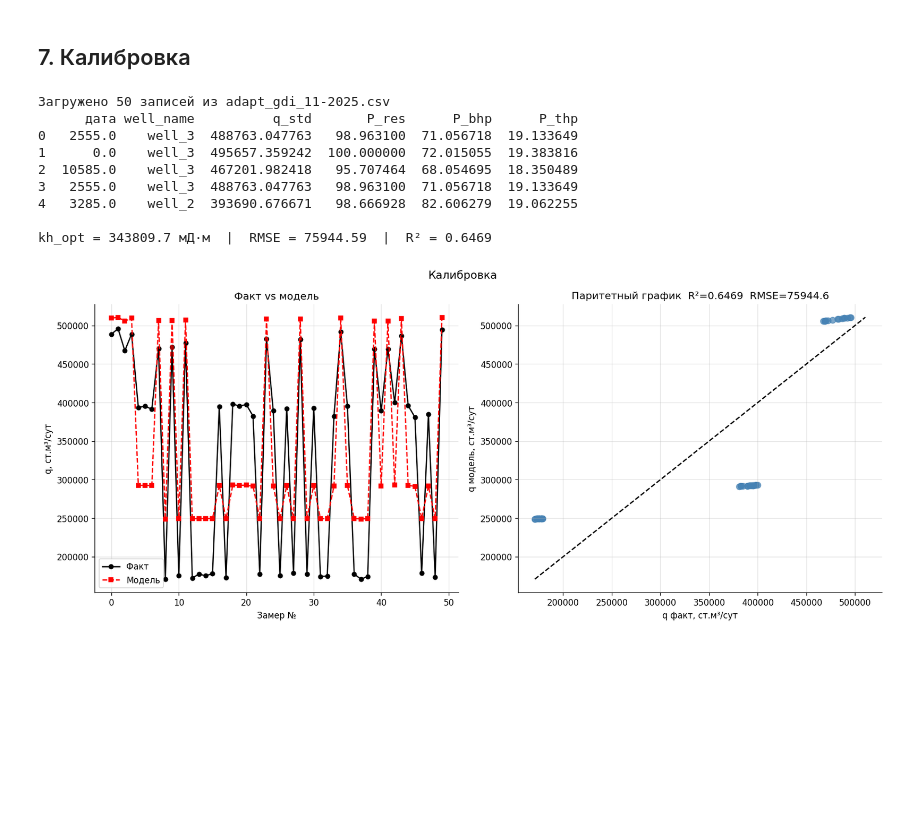
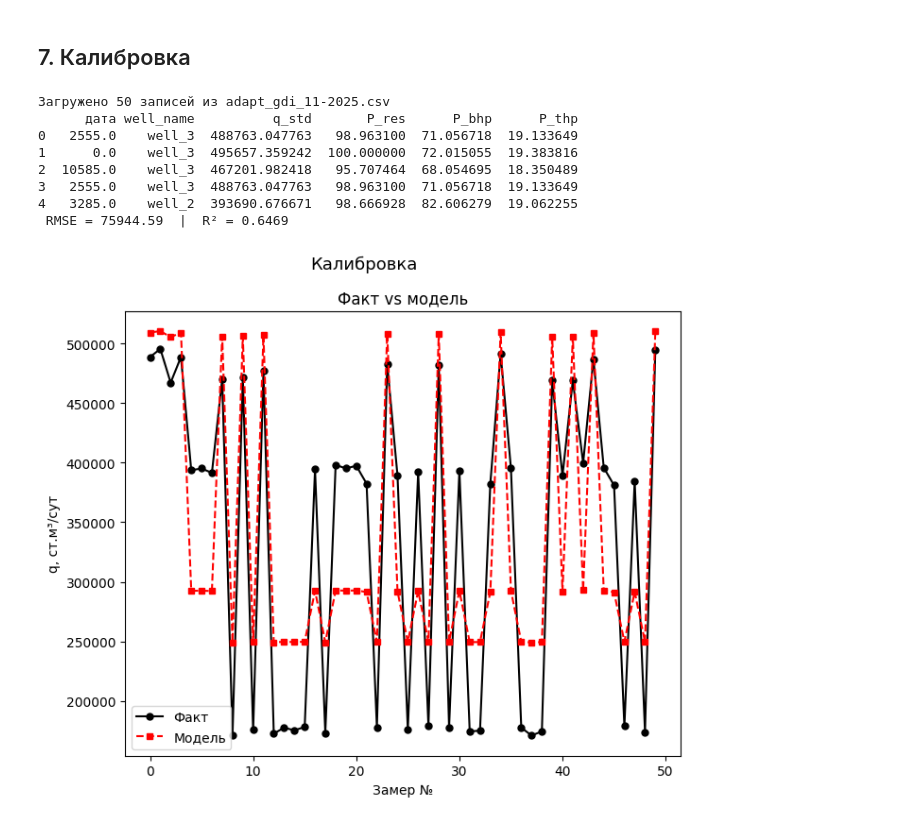
Before and after one commit to islakay/gas_field_simulator, a Jupyter notebook: курсовая.ipynb, the cells around one changed output. Saved outputs shown, nothing was run; the diff lists cells and outputs as text; code cells hidden in the pictures; blank space fills up the shorter version.

```diff
--- a/курсовая.ipynb
+++ b/курсовая.ipynb
@@ -4,12 +4,8 @@
 import numpy as np
 import pandas as pd
 import matplotlib.pyplot as plt
-import math, warnings
-warnings.filterwarnings('ignore')
-
-plt.rcParams.update({'figure.dpi': 120, 'axes.grid': True,
-                     'grid.alpha': 0.35, 'axes.spines.top': False,
-                     'axes.spines.right': False})
+import math
+from scipy.optimize import fsolve
 
 from src.fluid      import Fluid
 from src.reservoir  import ResProps, Reservoir
@@ -25,11 +21,11 @@ rho_c = 0.6799
 xa    = 0.4561
 xy    = 0.7852
 T_res = 310.0
-P_res = 100.0
+P_res    = 100.0
 
 fluid = Fluid(M=M, rho_c=rho_c, xa=xa, xy=xy, T=T_res)
 
-V_res     = math.pi * 500**2 * 25
+V_res     = 3.14 * 500**2 * 25
 resprops  = ResProps(P=P_res, V=V_res, T=T_res)
 reservoir = Reservoir(resprops=resprops, fluid=fluid)
 
@@ -52,5 +48,4 @@ dcs   = DCS(CR=1.5, P_line=5.0, q_ext=500.0)
 sim   = FieldSimulator(reservoir=reservoir, wells=wells, shlyf=shlyf, dcs=dcs)
 
 print(f'V_res = {V_res/1e6:.3f} млн м³  |  P_in ДКС = {dcs.P_in():.2f} атм')
-print(f'rho_c = {rho_c:.4f}  |  Z(100) = {fluid.z(100):.4f}  |  ρ(100) = {fluid.ro(100):.2f} кг/м³')
 # %% [output]
@@ -215,4 +205,4 @@ plt.show()
 # %%
 reservoir.resprops.P = P_res
-df = sim.run(N_days=180 , dt=1.0)
+df = sim.run(N_days=1000, dt=1.0)
 # %% [output]
@@ -370,7 +376,8 @@ q_f    = df_fact[q_col].values
 rmse_v = np.sqrt(np.mean((q_sim - q_f)**2))
 r2     = 1 - np.sum((q_f - q_sim)**2) / np.sum((q_f - q_f.mean())**2)
 
-print(f'\nkh_opt = {kh_opt:.1f} мД·м  |  RMSE = {rmse_v:.2f}  |  R² = {r2:.4f}')
+
+print(f' RMSE = {rmse_v:.2f}  |  R² = {r2:.4f}')
 # %% [output]
 Загружено 50 записей из adapt_gdi_11-2025.csv
       дата well_name          q_std       P_res      P_bhp      P_thp
@@ -379,24 +386,17 @@ print(f'\nkh_opt = {kh_opt:.1f} мД·м  |  RMSE = {rmse_v:.2f}  |  R² = {r2:.
 2  10585.0    well_3  467201.982418   95.707464  68.054695  18.350489
 3   2555.0    well_3  488763.047763   98.963100  71.056718  19.133649
 4   3285.0    well_2  393690.676671   98.666928  82.606279  19.062255
-
-kh_opt = 343809.7 мД·м  |  RMSE = 75944.59  |  R² = 0.6469
+ RMSE = 75944.59  |  R² = 0.6469
 # %%
-fig, axes = plt.subplots(1, 2, figsize=(14, 6))
+fig, ax = plt.subplots(figsize=(7, 6))
 fig.suptitle('Калибровка', fontsize=13)
 
-axes[0].plot(q_f,   'o-', color='black', ms=5, lw=1.5, label='Факт')
-axes[0].plot(q_sim, 's--', color='red',  ms=5, lw=1.5, label='Модель')
-axes[0].set(xlabel='Замер №', ylabel='q, ст.м³/сут', title='Факт vs модель')
-axes[0].legend()
-
-q_min, q_max = min(q_f.min(), q_sim.min()), max(q_f.max(), q_sim.max())
-axes[1].scatter(q_f, q_sim, color='steelblue', alpha=0.7, s=50)
-axes[1].plot([q_min, q_max], [q_min, q_max], 'k--', lw=1.5)
-axes[1].set(xlabel='q факт, ст.м³/сут', ylabel='q модель, ст.м³/сут',
-            title=f'Паритетный график  R²={r2:.4f}  RMSE={rmse_v:.1f}')
+ax.plot(q_f, 'o-', color='black', ms=5, lw=1.5, label='Факт')
+ax.plot(q_sim, 's--', color='red', ms=5, lw=1.5, label='Модель')
+ax.set(xlabel='Замер №', ylabel='q, ст.м³/сут', title='Факт vs модель')
+ax.legend()
 
 plt.tight_layout()
 plt.show()
 # %% [output]
-[figure, old version]
+[figure, new version]
```
Also changed, not shown: parts of 10 cells of this notebook.
